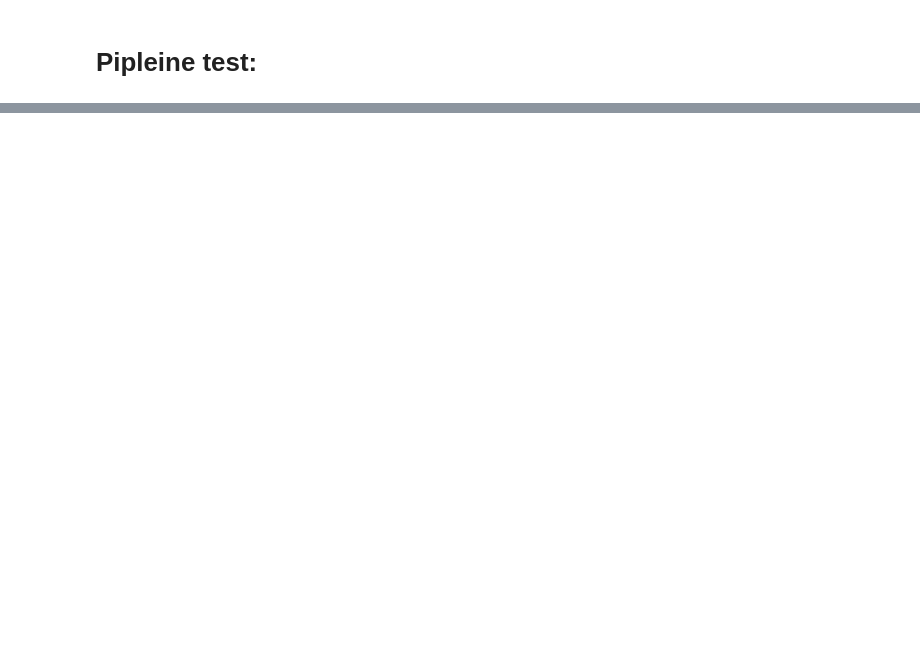
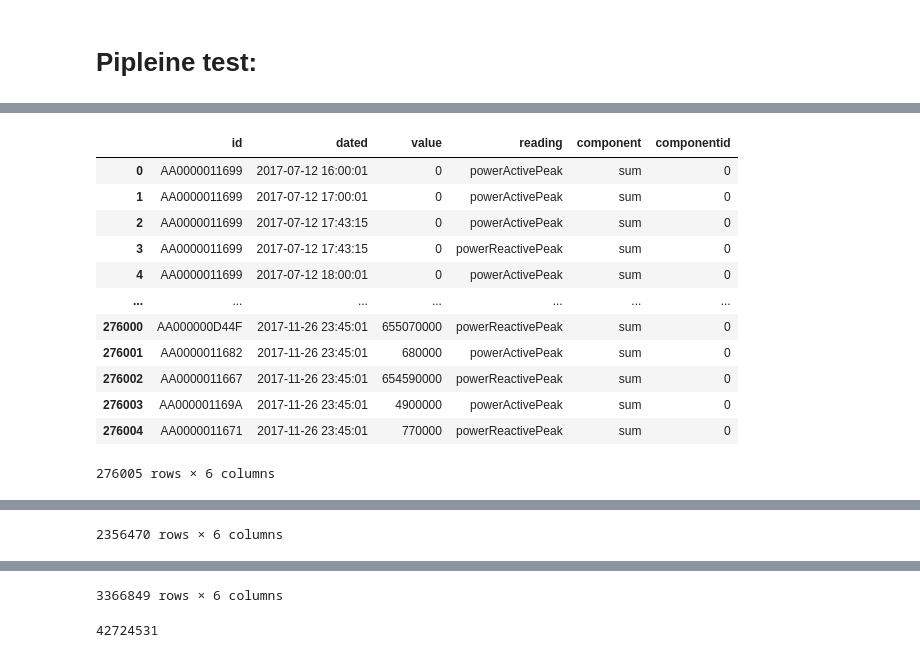
Before and after one commit to BetriuJaume/predictive-maintenance, a Jupyter notebook: tests.ipynb, the cells around one changed output, grey strips where cells are left out. Cells and saved outputs as stored; diff of their text form; code cells hidden in the pictures; blank space fills up the shorter version.

```diff
--- a/tests.ipynb
+++ b/tests.ipynb
@@ -187,0 +168,20 @@ powerReactivePeak["dated"].loc[2000]
+# %%
+readings_dates["dated"] = pd.to_datetime(readings_dates["dated"])
+start_date = return_monday(pd.to_datetime(readings_dates["dated"].min()))
+end_date = return_monday(pd.to_datetime(readings_dates["dated"].max()) + pd.Timedelta(days=7))
+range_dates = pd.date_range(start=start_date, end=end_date, freq="20W")
+
+# Convert to timestamps and add the last date of the dataframe:
+range_dates = [pd.Timestamp(return_monday(elem)) for elem in range_dates]
+range_dates.append(pd.Timestamp(end_date))
+# %%
+# In this list we will store the indexes that will delimitate the batches:
+spliting_indexes = np.array([])
+for i in range(len(range_dates) -1):
+
+    temp_df = readings_dates.loc[(range_dates[i] <= readings_dates["dated"]) & (readings_dates["dated"] < range_dates[i+1])]
+    if len(temp_df) != 0:
+        spliting_indexes = np.append(spliting_indexes, temp_df.index[-1])
+
+# Add the index zero:
+spliting_indexes = np.insert(spliting_indexes, 0, 0)
@@ -187,0 +248,54 @@ powerReactivePeak["dated"].loc[2000]
+# %%
+# Concatenated batches will be added to this dataframes:
+powerReactive = pd.DataFrame()
+powerActive = pd.DataFrame()
+powerReactivePeak = pd.DataFrame()
+powerActivePeak = pd.DataFrame()
+
+# Name of the columns of the readings df:
+readings_column_names = ["id", "dated", "value", "reading", "component", "componentid"]
+
+# Convert to a list to iterate:
+spliting_indexes_list = list(spliting_indexes)
+
+# The readings preprocess must be done in batches because the datasets are too massive for some machines. In case that you get a Memory error
+# it is a good idea to take make larger the arg range_split_weeks_readings when running the code:
+for i in range(len(spliting_indexes_list)-1):
+
+    if i == 0:
+        readings = pd.read_csv(
+            f"{data_dir}/raw_data/{municipality}_readings_sorted.csv",
+            skiprows = int(spliting_indexes_list[i]),
+            nrows = int(spliting_indexes_list[i+1]-spliting_indexes_list[i])
+        )
+    else:
+        readings = pd.read_csv(
+            f"{data_dir}/raw_data/{municipality}_readings_sorted.csv",
+            skiprows = int(spliting_indexes_list[i]) + 1,
+            nrows = int(spliting_indexes_list[i+1]-spliting_indexes_list[i]),
+            names = readings_column_names
+        )
+
+    display(readings)
+
+    powerReactive_, powerActive_, powerReactivePeak_, powerActivePeak_ = split_readings(readings)
+    powerReactive_, powerActive_ = pre_power(powerReactive_, "Reactive"), pre_power(powerActive_, "Active")
+    powerReactivePeak_, powerActivePeak_ = pre_power_peak(powerReactivePeak_, "Reactive"), pre_power_peak(powerActivePeak_, "Active")
+
+
+    if i == 2:
+        break
+# %% [output]
+|  | id | dated | value | reading | component | componentid |
+| 0 | AA0000011699 | 2017-07-12 16:00:01 | 0 | powerActivePeak | sum | 0 |
+| 1 | AA0000011699 | 2017-07-12 17:00:01 | 0 | powerActivePeak | sum | 0 |
+| 2 | AA0000011699 | 2017-07-12 17:43:15 | 0 | powerActivePeak | sum | 0 |
+| 3 | AA0000011699 | 2017-07-12 17:43:15 | 0 | powerReactivePeak | sum | 0 |
+| 4 | AA0000011699 | 2017-07-12 18:00:01 | 0 | powerActivePeak | sum | 0 |
+| ... | ... | ... | ... | ... | ... | ... |
+| 276000 | AA000000D44F | 2017-11-26 23:45:01 | 655070000 | powerReactivePeak | sum | 0 |
+| 276001 | AA0000011682 | 2017-11-26 23:45:01 | 680000 | powerActivePeak | sum | 0 |
+| 276002 | AA0000011667 | 2017-11-26 23:45:01 | 654590000 | powerReactivePeak | sum | 0 |
+| 276003 | AA000001169A | 2017-11-26 23:45:01 | 4900000 | powerActivePeak | sum | 0 |
+| 276004 | AA0000011671 | 2017-11-26 23:45:01 | 770000 | powerReactivePeak | sum | 0 |
+276005 rows × 6 columns
@@ -187,0 +314 @@ powerReactivePeak["dated"].loc[2000]
+2356470 rows × 6 columns
@@ -187,0 +327,5 @@ powerReactivePeak["dated"].loc[2000]
+3366849 rows × 6 columns
+# %%
+readings_dates.index[-1]
+# %% [output]
+42724531
```
Also changed, not shown: parts of 30 cells of this notebook, 3 other files.
